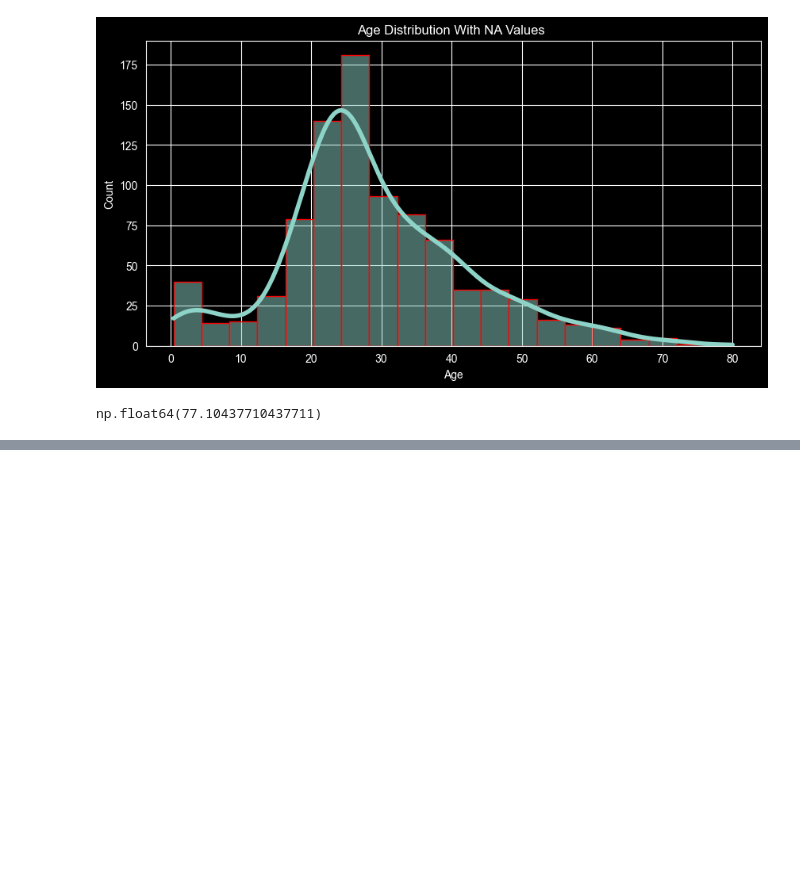
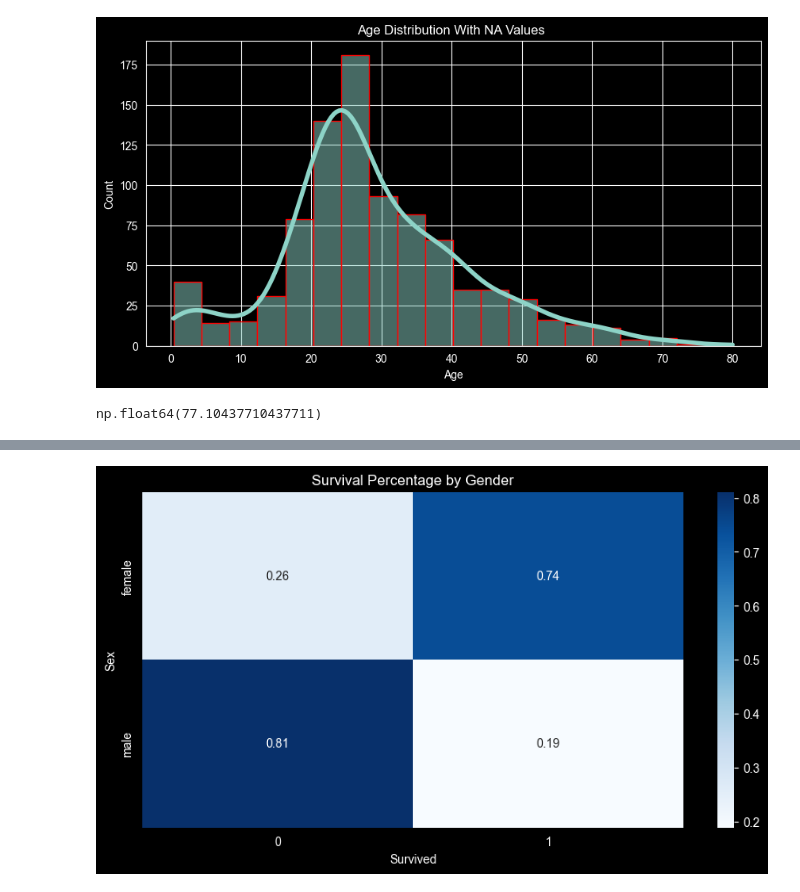
Before and after one commit to loplop05/Titanic-Survaival-Classification, a Jupyter notebook: TitanicClassification.ipynb, the cells around one changed output, grey strips where cells are left out. Drawn from its saved outputs; the diff is of its cells as text; code cells hidden in the pictures; blank space fills up the shorter version.

```diff
--- a/TitanicClassification.ipynb
+++ b/TitanicClassification.ipynb
@@ -129,0 +164,8 @@ df.drop('Cabin',axis=1,inplace=True)
+# %%
+plt.figure(figsize=(10,5))
+cross = pd.crosstab(df['Sex'], df['Survived'],normalize='index')
+
+sns.heatmap(cross,annot=True, cmap='Blues')
+plt.title("Survival Percentage by Gender");
+# %% [output]
+[figure, added]
```
Also changed, not shown: parts of 4 cells of this notebook.
